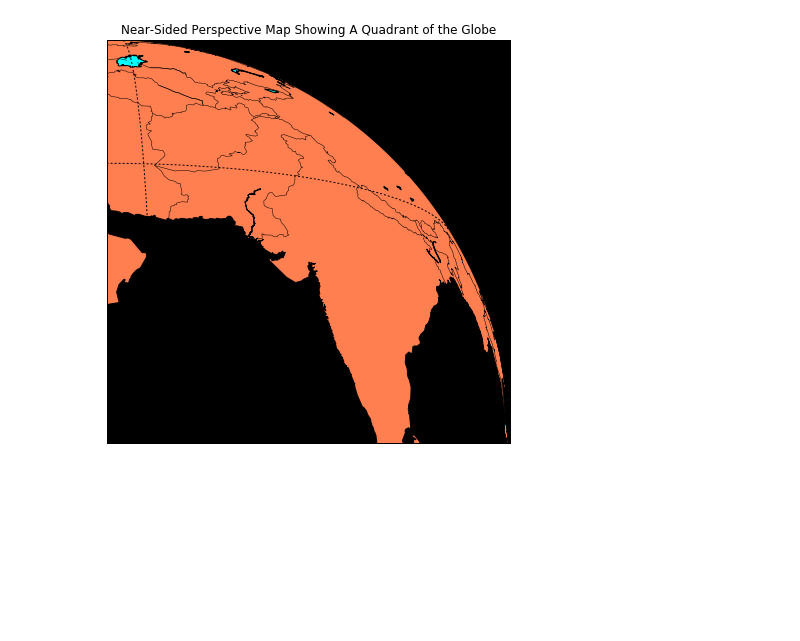
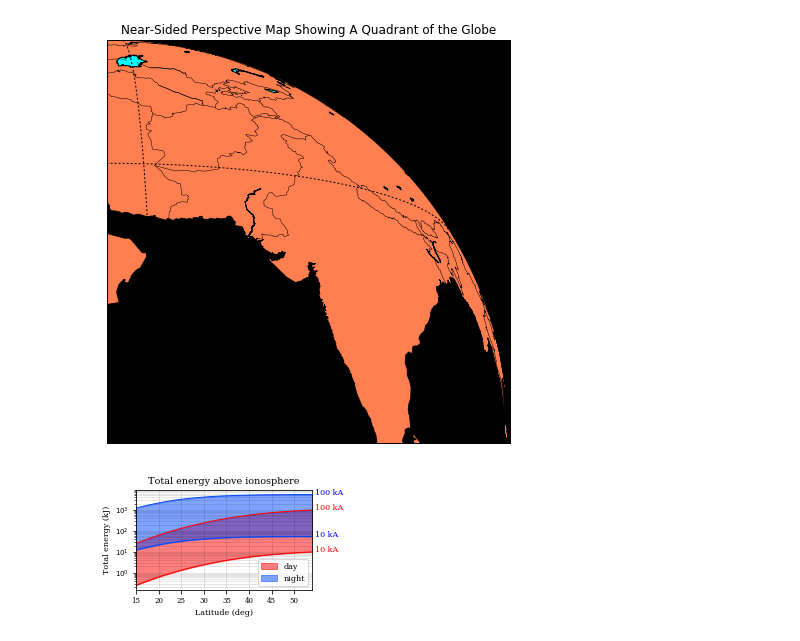
Before and after one commit to asousa/thesis_figures, a Jupyter notebook: plot_input_energy.ipynb, the cells around one changed output. Drawn from its saved outputs; the diff is of its cells as text; code cells hidden in the pictures; blank space fills up the shorter version.

Commit message:
checking in after making all the fieldline plots

```diff
--- a/plot_input_energy.ipynb
+++ b/plot_input_energy.ipynb
@@ -425,3 +425,58 @@ ax.scatter(grid_lons_geo, grid_lats_geo)
 # %%
 # %% [output]
 [figure]
+# %%
+# Do a nice plot -- This one for the ACES 2018 2-page paper. 11.7.2017
+
+import matplotlib.cm as cm
+
+# --------------- Latex Plot Beautification --------------------------
+fig_width = 6.5/2.54
+fig_height = 3/2.54
+fig_size =  [fig_width+1,fig_height+1]
+params = {'backend': 'ps',
+          'font.family': 'Serif',
+          'axes.labelsize': 8,
+          'font.size': 8,
+          'legend.fontsize': 8,
+          'xtick.labelsize': 7,
+          'ytick.labelsize': 7,
+          'text.usetex': False,
+          'figure.figsize': fig_size}
+plt.rcParams.update(params)
+# --------------- Latex Plot Beautification --------------------------
+
+I0vec = np.array([10, 100]) # kA
+
+pwr_day = np.outer(pwr_unscaled[1,:],pow(I0vec*1e3, 2))*1e-3
+pwr_nite = np.outer(pwr_unscaled[0,:],pow(I0vec*1e3, 2))*1e-3
+
+fig, ax = plt.subplots(1,1)
+
+# [j.set_linewidth(1.2) for j in ax.spines.itervalues()]  # Thick borders
+
+daycolor = 'red'
+nitecolor= cm.jet(50)#'blue'
+
+ax.semilogy(avail_lats, pwr_day, linewidth=1, color=daycolor)
+ax.semilogy(avail_lats, pwr_nite, linewidth=1, color=nitecolor)
+ax.fill_between(avail_lats, pwr_day[:,0], pwr_day[:,1], color=daycolor, alpha=0.5, zorder=1, label='day')
+ax.fill_between(avail_lats, pwr_nite[:,0], pwr_nite[:,1], color=nitecolor, alpha=0.5, zorder=1, label='night')
+
+ax.grid('on', which='both',linestyle='-', color='k', alpha=0.2, linewidth=0.5)
+ax.legend()
+ax.set_xlim([15,54])
+ax.text(avail_lats[-1] + 0.5, pwr_day[-1,1],"100 kA", color='r')
+ax.text(avail_lats[-1] + 0.5, pwr_day[-1,0],"10 kA", color='r')
+ax.text(avail_lats[-1] + 0.5, pwr_nite[-1,1],"100 kA", color='b')
+ax.text(avail_lats[-1] + 0.5, pwr_nite[-1,0],"10 kA", color='b')
+
+ax.set_xlabel('Latitude (deg)')
+ax.set_ylabel('Total energy (kJ)')
+ax.set_title('Total energy above ionosphere')
+fig.tight_layout()
+plt.subplots_adjust(right=0.85)
+
+fig.savefig('total_energy_2col.pdf')
+# %% [output]
+[figure, added]
```
Also changed, not shown: 6 other files.
